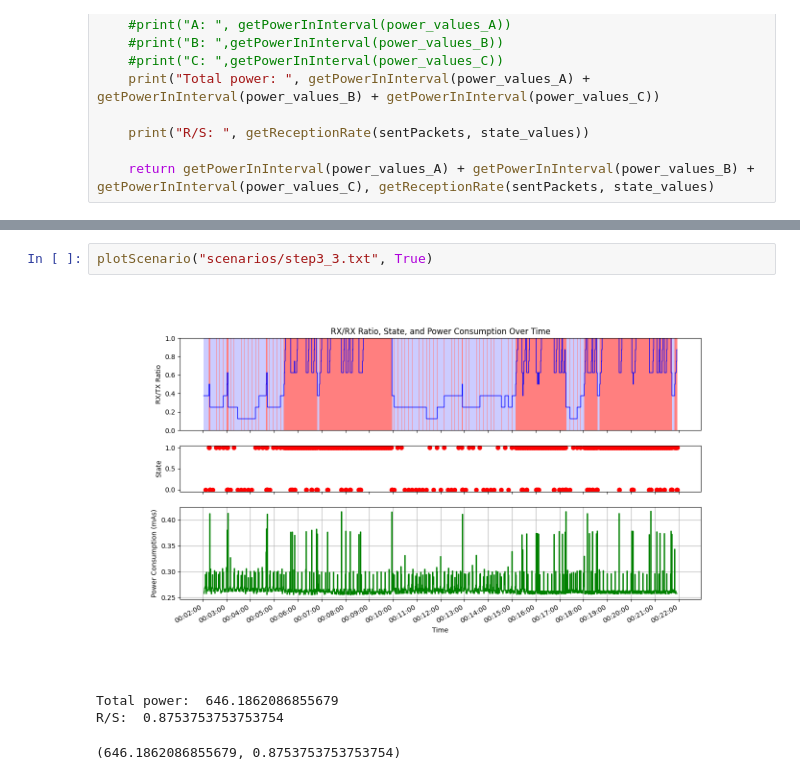
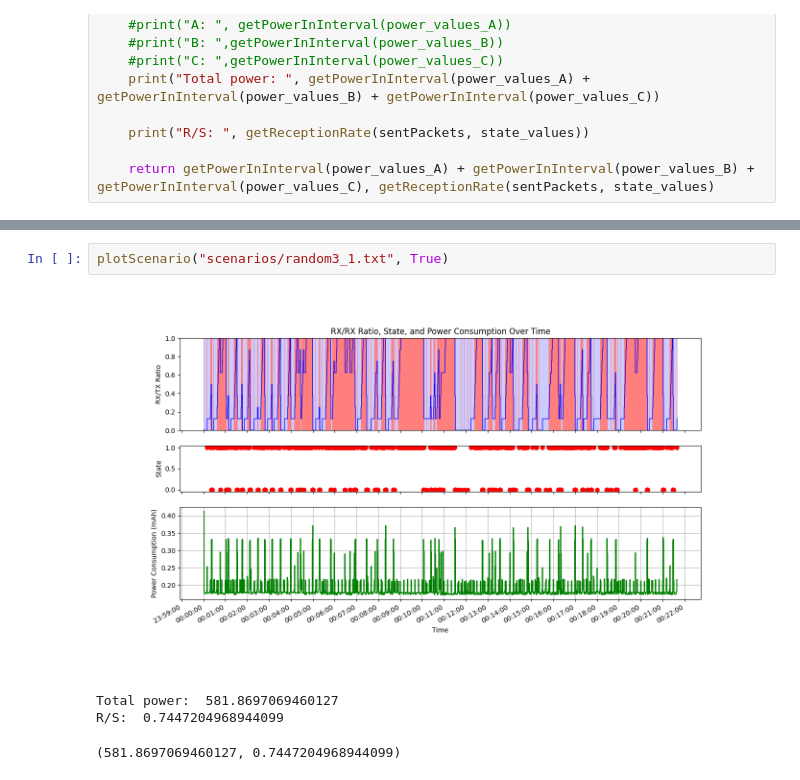
Before and after one commit to Rasmus-M-C/WSN-Project, a Jupyter notebook: plot.ipynb, the cells around one changed output, grey strips where cells are left out. Drawn from its saved outputs; the diff is of its cells as text.

Commit message:
Added new scenarios for random3

```diff
--- a/plot.ipynb
+++ b/plot.ipynb
@@ -260,7 +260,7 @@ plt.show()
 # %%
-plotScenario("scenarios/step3_3.txt", True)
+plotScenario("scenarios/random3_1.txt", True)
 # %% [output]
-[figure, old version]
+[figure, new version]
-Total power:  646.1862086855679
-R/S:  0.8753753753753754
+Total power:  581.8697069460127
+R/S:  0.7447204968944099
-(646.1862086855679, 0.8753753753753754)
+(581.8697069460127, 0.7447204968944099)
```
Also changed, not shown: parts of 4 cells of this notebook, 11 other files.
